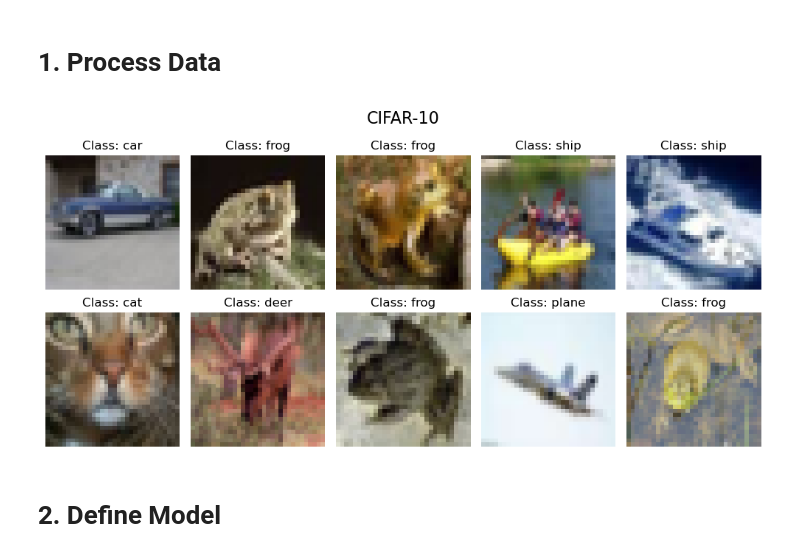
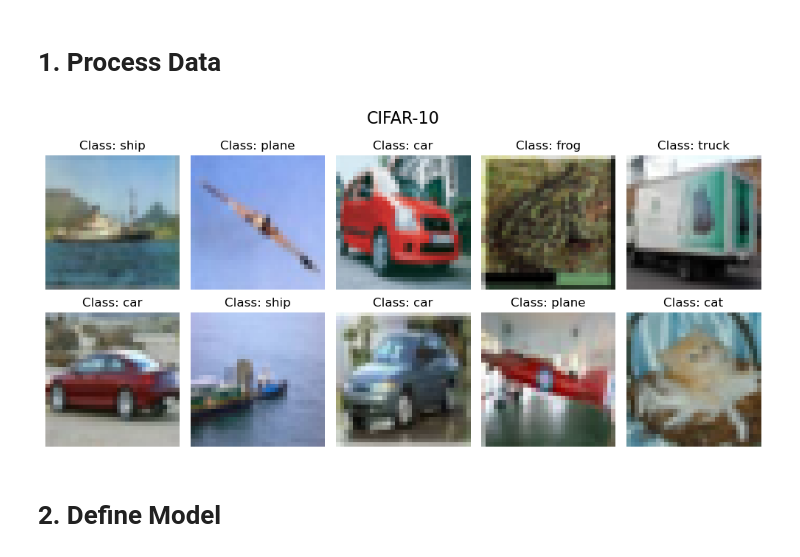
Before and after one commit to San-Juna-H/study-MLDL, a Jupyter notebook: 1_k-NearestNeighbor.ipynb, the cells around one changed output. Drawn from its saved outputs; the diff is of its cells as text; code cells hidden in the pictures.

```diff
--- a/1_k-NearestNeighbor.ipynb
+++ b/1_k-NearestNeighbor.ipynb
@@ -128,19 +127,20 @@ classes = ('plane', 'car', 'bird', 'cat', 'deer',
 # %%
-def reformat_image(image: Annotated[np.ndarray, '3*32*32']) -> Annotated[np.ndarray, '32, 32, 3']:
-    image = image.reshape((3, 32, 32)).transpose((1, 2, 0))
+def reformat_image(image: Annotated[Tensor, '3*32*32','dtype= torch.uint8']) -> Annotated[Tensor, '32, 32 3', 'dtype= torch.uint8']:
+    image = image.reshape((3, 32, 32)).permute((1, 2, 0))
     return image
 # %%
 plt.figure(figsize=(10, 5))
 plt.suptitle('CIFAR-10', fontsize=16)
 for i in range(10):
-    sample_image = reformat_image(train_dataset[i][0])
+    random_idx = random.randint(0, len(train_dataset) - 1)
+    sample_image = reformat_image(train_dataset[random_idx][0])
     plt.subplot(2, 5, i + 1)
     plt.imshow(sample_image)
     plt.axis('off')
-    plt.title(f'Class: {classes[train_dataset[i][1]]}')
+    plt.title(f'Class: {classes[train_dataset[random_idx][1].item()]}')
 plt.tight_layout()
 plt.show()
 # %% [output]
-[figure, old version]
+[figure, new version]
 # %% [markdown]
 # 2. Define Model
```
Also changed, not shown: parts of 7 cells of this notebook.
